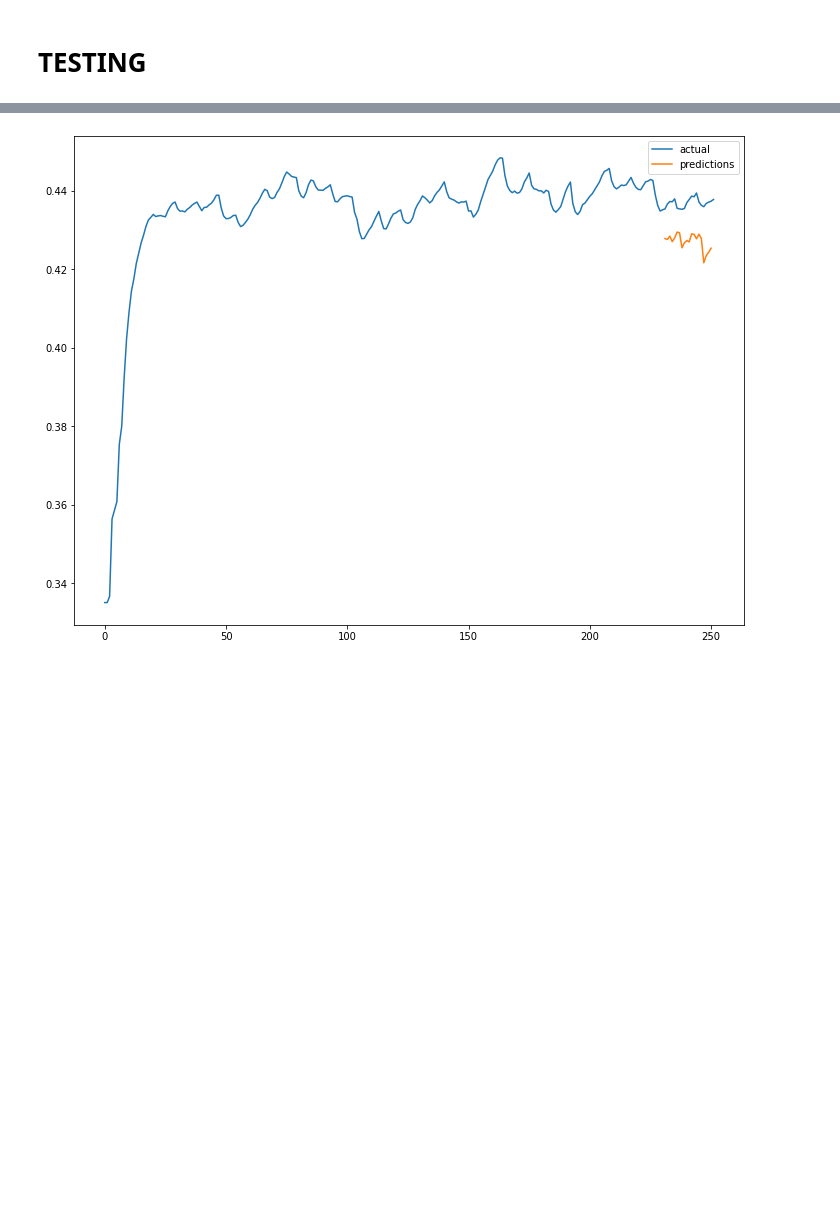
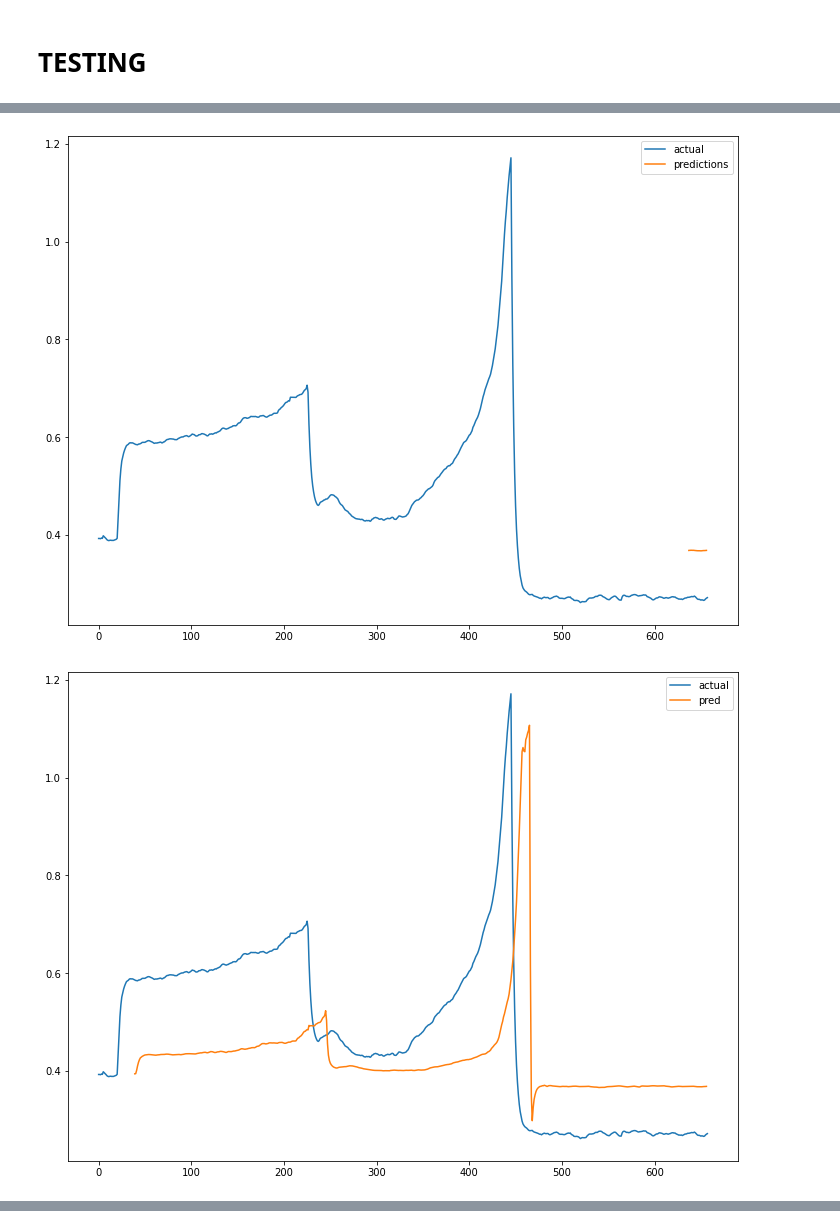
Before and after one commit to robertchoi/BatteryDatasetImplementation, a Jupyter notebook: 최형선/LSTM_0617_전처리X_학습.ipynb, the cells around one changed output, grey strips where cells are left out. Cells and saved outputs as stored; diff of their text form; code cells hidden in the pictures; blank space fills up the shorter version.

```diff
--- a/최형선/LSTM_0617_전처리X_학습.ipynb
+++ b/최형선/LSTM_0617_전처리X_학습.ipynb
@@ -249,6 +329,6 @@ num 5 [0.19451612] actual [0.40699495] prediction [0.4062034]
 # %%
-df=pd.read_csv('m2_s2_bank_4cb233e187db644297474c6d171dfaa6__site_0d39d11b52565146a236a646d49133f4.csv_23_3.csv')
-
+df=pd.read_csv('m2_s2_bank_0765f177a52e5543a9e0a8bfc045cf6a__site_40ab7c891c559b478e96f8bb5c682ca0.csv')
+df=df[df['CellNo']==20].reset_index(drop=True)
 x_test2=df['ResistValue']
 n_samples=len(x_test2)
 x_0 = x_test2[1]
@@ -273,31 +353,39 @@ x_test2 = r_esti_save
 
 x_test2 = pd.DataFrame(x_test2)
 x_test2.columns = scale_cols
 x_test2 = scaler.fit_transform(x_test2)
 x_test2 = pd.DataFrame(x_test2)
 y_test2 = x_test2
 
 train_feature2, train_label2 = make_dataset(x_test2, y_test2, 20)
 predictions = model.predict(train_feature2)
 
 # Inversing
 predictions = scaler.inverse_transform(predictions)
 x_test2 = scaler.inverse_transform(x_test2)
 
 
 feature_len = len(x_test2)-1
 plot_len = feature_len-20
 
 x_data = range(feature_len)
 plt.figure(figsize=(12, 9))
 plt.plot(x_test2[:], label ='actual')
-plt.plot(x_data[plot_len:], predictions[plot_len-39:], label='predictions')
+plt.plot(x_data[plot_len:], predictions[-20:], label='predictions')
 plt.legend()
+plt.show()
 
+plt.figure(figsize=(12, 9))
+plt.plot(x_test2[:], label ='actual')
+plt.plot(x_data[39:],predictions, label='pred')
+plt.legend()
+plt.show()
 
 
 feature_len = len(train_feature2) - 1
 plot_len = feature_len-20
 error= error_rate(x_test2, predictions, plot_len, 20)
 print('평균 오차율 :',error)
 # %% [output]
+[figure, new version]
+[figure, added]
@@ -321 +408,0 @@ num 5 [3.33809217] actual [0.44151991] prediction [0.42703444]
-[figure, old version]
```
Also changed, not shown: parts of 8 cells of this notebook, 3 other files.
